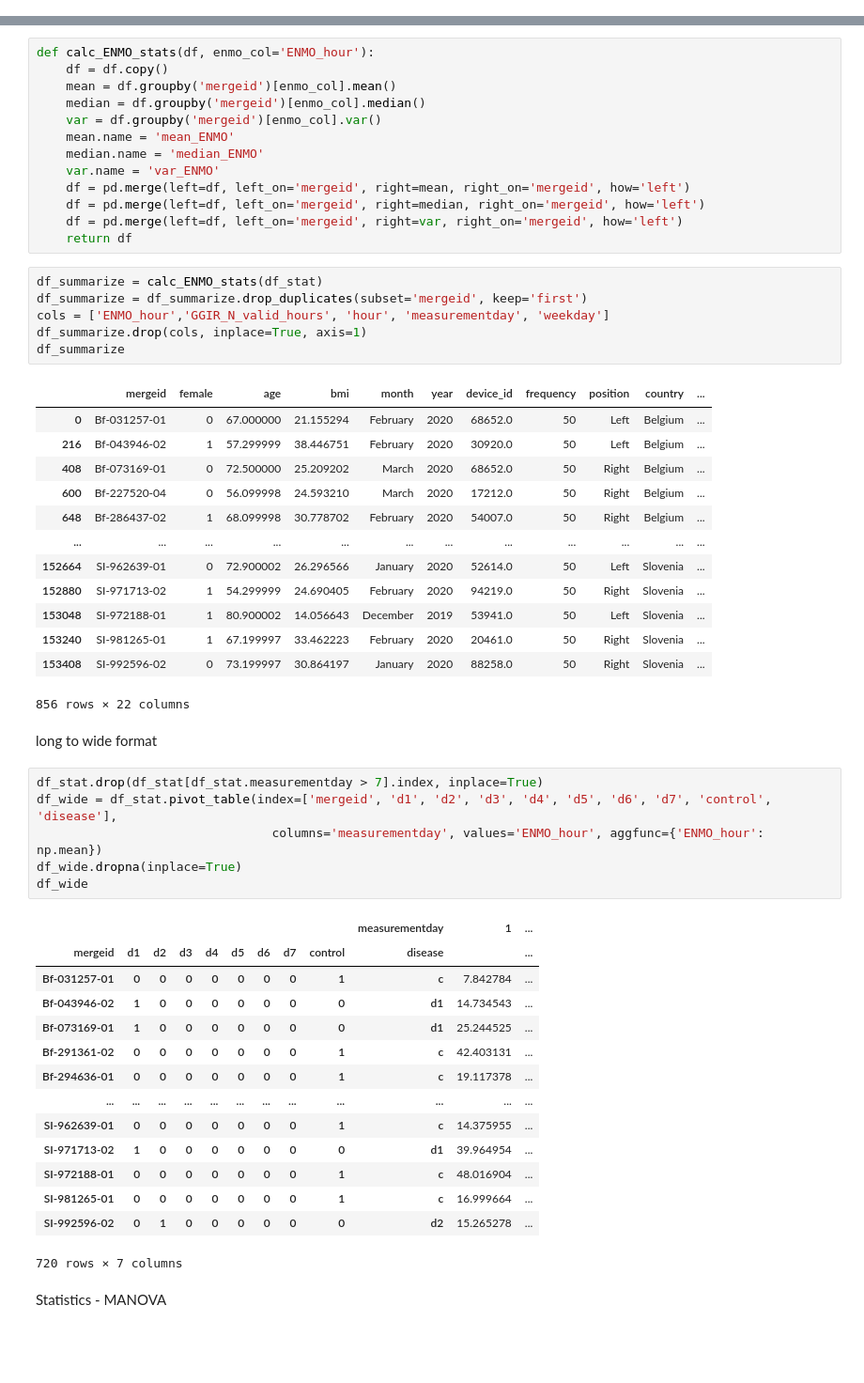
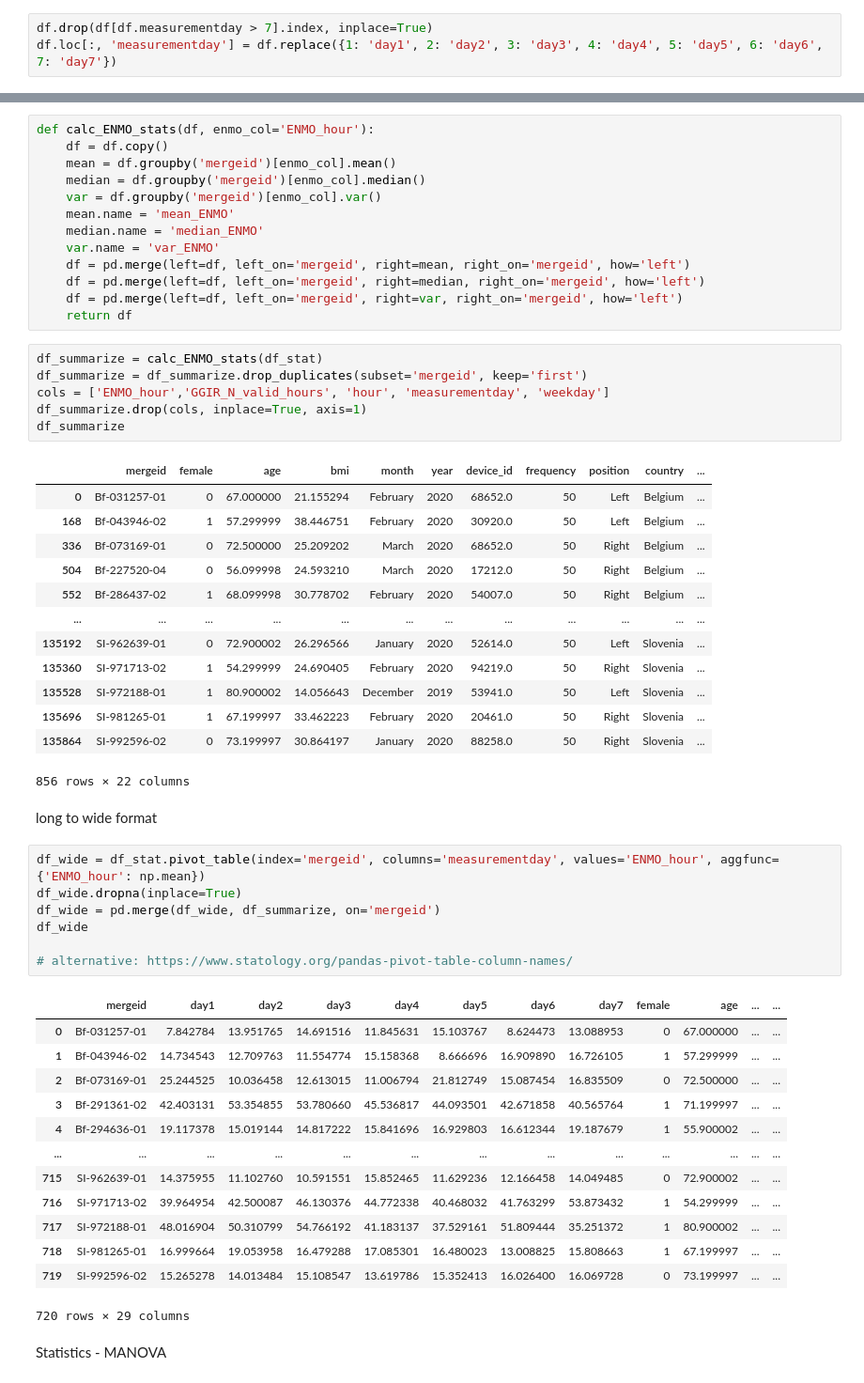
Before and after one commit to mjoeli/csb_project, a Jupyter notebook: ENMO_stat.ipynb, the cells around one changed output, grey strips where cells are left out. Shown at 94% size. Saved outputs shown, nothing was run; the diff lists cells and outputs as text; blank space fills up the shorter version.

```diff
--- a/ENMO_stat.ipynb
+++ b/ENMO_stat.ipynb
@@ -165,6 +161,9 @@ df = map_bmi_num(df)
 df['female'] = pd.to_numeric(df['female'].replace({'1. female': 1, '0. male': 0}))
 df.loc[:, 'age'] = df.replace({'-15. no information': -1})
 df.loc[:, 'age'] = df['age'].astype(float)
+# %%
+df.drop(df[df.measurementday > 7].index, inplace=True)
+df.loc[:, 'measurementday'] = df.replace({1: 'day1', 2: 'day2', 3: 'day3', 4: 'day4', 5: 'day5', 6: 'day6', 7: 'day7'})
 # %%
 groups = ['d1','d2','d3', 'd4','d5','d6','d7','control']
 # %%
@@ -216,40 +221,40 @@ df_summarize
 # %% [output]
 |  | mergeid | female | age | bmi | month | year | device_id | frequency | position | country | ... |
 | 0 | Bf-031257-01 | 0 | 67.000000 | 21.155294 | February | 2020 | 68652.0 | 50 | Left | Belgium | ... |
-| 216 | Bf-043946-02 | 1 | 57.299999 | 38.446751 | February | 2020 | 30920.0 | 50 | Left | Belgium | ... |
-| 408 | Bf-073169-01 | 0 | 72.500000 | 25.209202 | March | 2020 | 68652.0 | 50 | Right | Belgium | ... |
-| 600 | Bf-227520-04 | 0 | 56.099998 | 24.593210 | March | 2020 | 17212.0 | 50 | Right | Belgium | ... |
-| 648 | Bf-286437-02 | 1 | 68.099998 | 30.778702 | February | 2020 | 54007.0 | 50 | Right | Belgium | ... |
+| 168 | Bf-043946-02 | 1 | 57.299999 | 38.446751 | February | 2020 | 30920.0 | 50 | Left | Belgium | ... |
+| 336 | Bf-073169-01 | 0 | 72.500000 | 25.209202 | March | 2020 | 68652.0 | 50 | Right | Belgium | ... |
+| 504 | Bf-227520-04 | 0 | 56.099998 | 24.593210 | March | 2020 | 17212.0 | 50 | Right | Belgium | ... |
+| 552 | Bf-286437-02 | 1 | 68.099998 | 30.778702 | February | 2020 | 54007.0 | 50 | Right | Belgium | ... |
 | ... | ... | ... | ... | ... | ... | ... | ... | ... | ... | ... | ... |
-| 152664 | SI-962639-01 | 0 | 72.900002 | 26.296566 | January | 2020 | 52614.0 | 50 | Left | Slovenia | ... |
-| 152880 | SI-971713-02 | 1 | 54.299999 | 24.690405 | February | 2020 | 94219.0 | 50 | Right | Slovenia | ... |
-| 153048 | SI-972188-01 | 1 | 80.900002 | 14.056643 | December | 2019 | 53941.0 | 50 | Left | Slovenia | ... |
-| 153240 | SI-981265-01 | 1 | 67.199997 | 33.462223 | February | 2020 | 20461.0 | 50 | Right | Slovenia | ... |
-| 153408 | SI-992596-02 | 0 | 73.199997 | 30.864197 | January | 2020 | 88258.0 | 50 | Right | Slovenia | ... |
+| 135192 | SI-962639-01 | 0 | 72.900002 | 26.296566 | January | 2020 | 52614.0 | 50 | Left | Slovenia | ... |
+| 135360 | SI-971713-02 | 1 | 54.299999 | 24.690405 | February | 2020 | 94219.0 | 50 | Right | Slovenia | ... |
+| 135528 | SI-972188-01 | 1 | 80.900002 | 14.056643 | December | 2019 | 53941.0 | 50 | Left | Slovenia | ... |
+| 135696 | SI-981265-01 | 1 | 67.199997 | 33.462223 | February | 2020 | 20461.0 | 50 | Right | Slovenia | ... |
+| 135864 | SI-992596-02 | 0 | 73.199997 | 30.864197 | January | 2020 | 88258.0 | 50 | Right | Slovenia | ... |
 856 rows × 22 columns
 # %% [markdown]
 long to wide format
 # %%
-df_stat.drop(df_stat[df_stat.measurementday > 7].index, inplace=True)
-df_wide = df_stat.pivot_table(index=['mergeid', 'd1', 'd2', 'd3', 'd4', 'd5', 'd6', 'd7', 'control', 'disease'],
-                                columns='measurementday', values='ENMO_hour', aggfunc={'ENMO_hour': np.mean})
+df_wide = df_stat.pivot_table(index='mergeid', columns='measurementday', values='ENMO_hour', aggfunc={'ENMO_hour': np.mean})
 df_wide.dropna(inplace=True)
+df_wide = pd.merge(df_wide, df_summarize, on='mergeid')
 df_wide
+
+# alternative: https://www.statology.org/pandas-pivot-table-column-names/
 # %% [output]
-|  |  |  |  |  |  |  |  |  | measurementday | 1 | ... |
-| mergeid | d1 | d2 | d3 | d4 | d5 | d6 | d7 | control | disease |  | ... |
-| Bf-031257-01 | 0 | 0 | 0 | 0 | 0 | 0 | 0 | 1 | c | 7.842784 | ... |
-| Bf-043946-02 | 1 | 0 | 0 | 0 | 0 | 0 | 0 | 0 | d1 | 14.734543 | ... |
-| Bf-073169-01 | 1 | 0 | 0 | 0 | 0 | 0 | 0 | 0 | d1 | 25.244525 | ... |
-| Bf-291361-02 | 0 | 0 | 0 | 0 | 0 | 0 | 0 | 1 | c | 42.403131 | ... |
-| Bf-294636-01 | 0 | 0 | 0 | 0 | 0 | 0 | 0 | 1 | c | 19.117378 | ... |
-| ... | ... | ... | ... | ... | ... | ... | ... | ... | ... | ... | ... |
-| SI-962639-01 | 0 | 0 | 0 | 0 | 0 | 0 | 0 | 1 | c | 14.375955 | ... |
-| SI-971713-02 | 1 | 0 | 0 | 0 | 0 | 0 | 0 | 0 | d1 | 39.964954 | ... |
-| SI-972188-01 | 0 | 0 | 0 | 0 | 0 | 0 | 0 | 1 | c | 48.016904 | ... |
-| SI-981265-01 | 0 | 0 | 0 | 0 | 0 | 0 | 0 | 1 | c | 16.999664 | ... |
-| SI-992596-02 | 0 | 1 | 0 | 0 | 0 | 0 | 0 | 0 | d2 | 15.265278 | ... |
+|  | mergeid | day1 | day2 | day3 | day4 | day5 | day6 | day7 | female | age | ... | ... |
+| 0 | Bf-031257-01 | 7.842784 | 13.951765 | 14.691516 | 11.845631 | 15.103767 | 8.624473 | 13.088953 | 0 | 67.000000 | ... | ... |
+| 1 | Bf-043946-02 | 14.734543 | 12.709763 | 11.554774 | 15.158368 | 8.666696 | 16.909890 | 16.726105 | 1 | 57.299999 | ... | ... |
+| 2 | Bf-073169-01 | 25.244525 | 10.036458 | 12.613015 | 11.006794 | 21.812749 | 15.087454 | 16.835509 | 0 | 72.500000 | ... | ... |
+| 3 | Bf-291361-02 | 42.403131 | 53.354855 | 53.780660 | 45.536817 | 44.093501 | 42.671858 | 40.565764 | 1 | 71.199997 | ... | ... |
+| 4 | Bf-294636-01 | 19.117378 | 15.019144 | 14.817222 | 15.841696 | 16.929803 | 16.612344 | 19.187679 | 1 | 55.900002 | ... | ... |
+| ... | ... | ... | ... | ... | ... | ... | ... | ... | ... | ... | ... | ... |
+| 715 | SI-962639-01 | 14.375955 | 11.102760 | 10.591551 | 15.852465 | 11.629236 | 12.166458 | 14.049485 | 0 | 72.900002 | ... | ... |
+| 716 | SI-971713-02 | 39.964954 | 42.500087 | 46.130376 | 44.772338 | 40.468032 | 41.763299 | 53.873432 | 1 | 54.299999 | ... | ... |
+| 717 | SI-972188-01 | 48.016904 | 50.310799 | 54.766192 | 41.183137 | 37.529161 | 51.809444 | 35.251372 | 1 | 80.900002 | ... | ... |
+| 718 | SI-981265-01 | 16.999664 | 19.053958 | 16.479288 | 17.085301 | 16.480023 | 13.008825 | 15.808663 | 1 | 67.199997 | ... | ... |
+| 719 | SI-992596-02 | 15.265278 | 14.013484 | 15.108547 | 13.619786 | 15.352413 | 16.026400 | 16.069728 | 0 | 73.199997 | ... | ... |
-720 rows × 7 columns
+720 rows × 29 columns
 # %% [markdown]
 Statistics - MANOVA
 # %%
```
Also changed, not shown: parts of 7 cells of this notebook.
